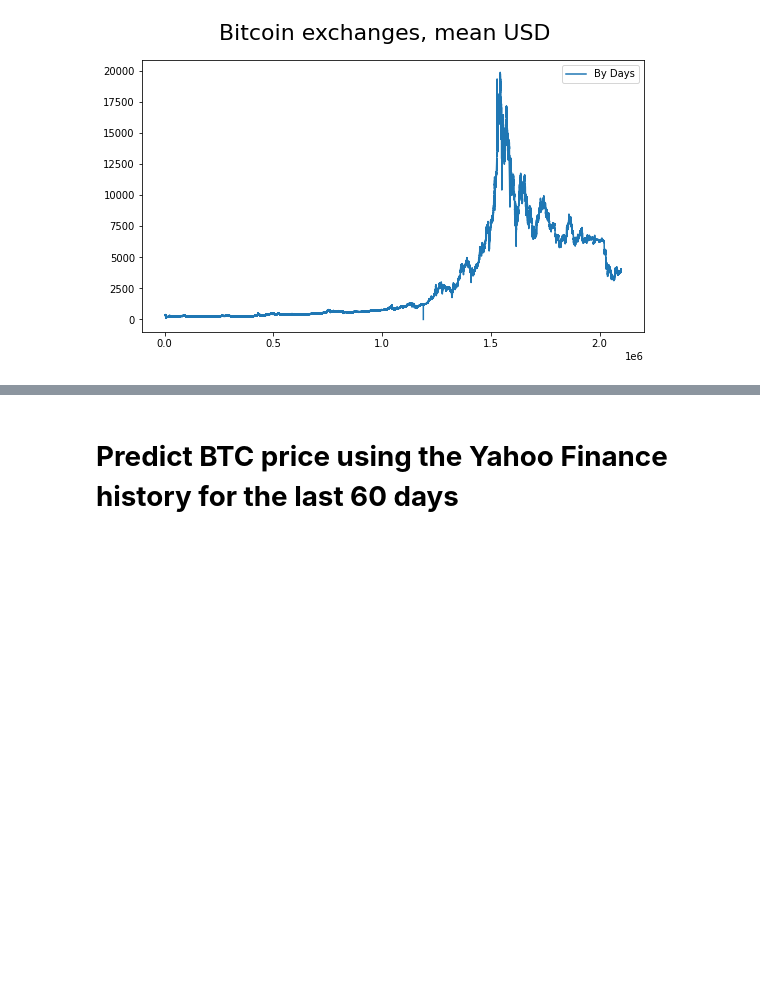
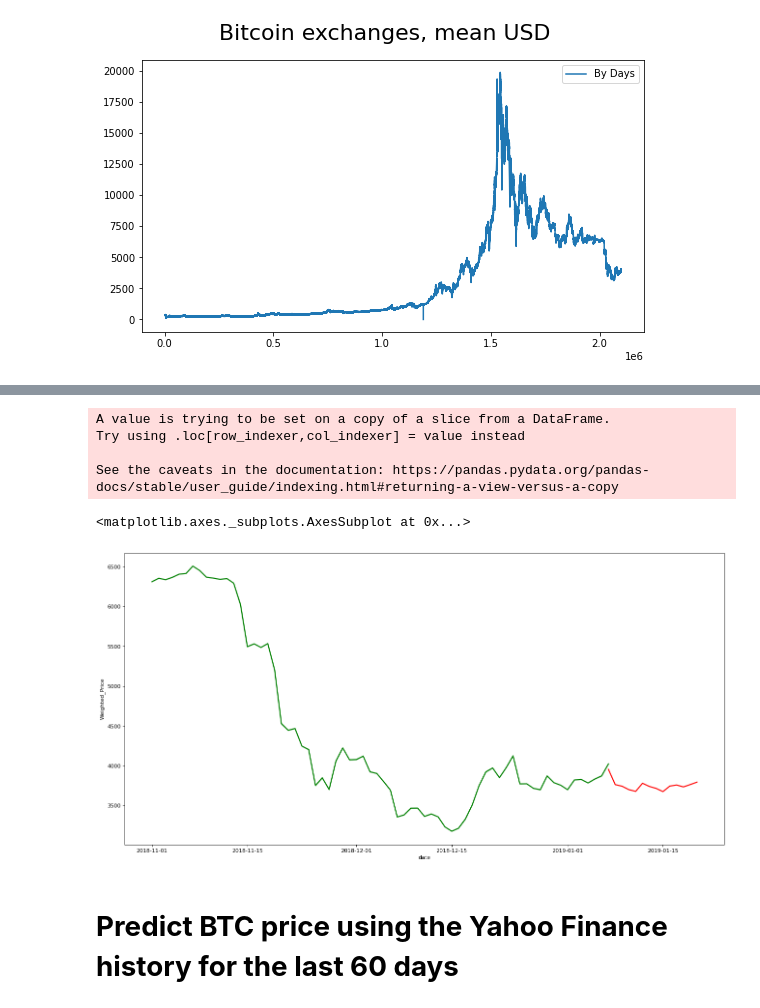
Before and after one commit to H93JEBALI/Stock-Crypto-prediction, a Jupyter notebook: Price_prediction.ipynb, the cells around one changed output, grey strips where cells are left out. Saved outputs shown, nothing was run; the diff lists cells and outputs as text; code cells hidden in the pictures; blank space fills up the shorter version.

```diff
--- a/Price_prediction.ipynb
+++ b/Price_prediction.ipynb
@@ -185,8 +206,0 @@ Epoch 100/100
-# %%
-test_set = df_test.values[1:]
-sc = MinMaxScaler()
-inputs = np.reshape(df_test.values[0:len(df_test)-1], (len(test_set), 1))
-inputs = sc.fit_transform(inputs)
-inputs = np.reshape(inputs, (len(inputs), 1, 1))
-predicted_BTC_price = regressor.predict(inputs)
-predicted_BTC_price = sc.inverse_transform(predicted_BTC_price)
@@ -227,0 +207,7 @@ plt.show()
+# %%
+n_past = 90
+n_days_for_prediction= 14  #let us predict past 7 days
+
+train_dates = pd.to_datetime(df_c['date'])
+predict_period_dates = pd.date_range(list(train_dates)[-n_past], periods=n_days_for_prediction, freq='1d').tolist()
+print(predict_period_dates)
@@ -228,3 +216,37 @@ plt.show()
+# %%
+#Make prediction
+prediction = regressor.predict(X_train[-n_days_for_prediction:]) #shape = (n, 1) where n is the n_days_for_prediction
+
+#Perform inverse transformation to rescale back to original range
+y_pred_future = sc.inverse_transform(prediction)[:,0]
+# %%
+# Convert timestamp to date
+forecast_dates = []
+for time_i in predict_period_dates:
+    forecast_dates.append(time_i.date())
+
+df_forecast = pd.DataFrame({'date':np.array(forecast_dates), 'Weighted_Price':y_pred_future})
+df_forecast['date']=pd.to_datetime(df_forecast['date'])
+# %%
+import seaborn as sns
+
+plt.figure(figsize=(20,10), dpi=80, facecolor='w', edgecolor='k')
+ax = plt.gca()
+
+
+original = df_c[['date', 'Weighted_Price']]
+original['date']=pd.to_datetime(original['date'])
+original = original[original['date'] >= '2018-11-01']
+
+sns.lineplot(x = original['date'], y = original['Weighted_Price'], color = 'green', linewidth = 2)
+sns.lineplot(x = df_forecast['date'], y = df_forecast['Weighted_Price'], color = 'red', linewidth = 2)
+# %% [output]
+A value is trying to be set on a copy of a slice from a DataFrame.
+Try using .loc[row_indexer,col_indexer] = value instead
+
+See the caveats in the documentation: https://pandas.pydata.org/pandas-docs/stable/user_guide/indexing.html#returning-a-view-versus-a-copy
+<matplotlib.axes._subplots.AxesSubplot at 0x...>
+[figure, added]
 # %% [markdown]
 # **Predict BTC price using the Yahoo Finance history for the last 60 days**
 # %%
```
Also changed, not shown: parts of 14 cells of this notebook.
